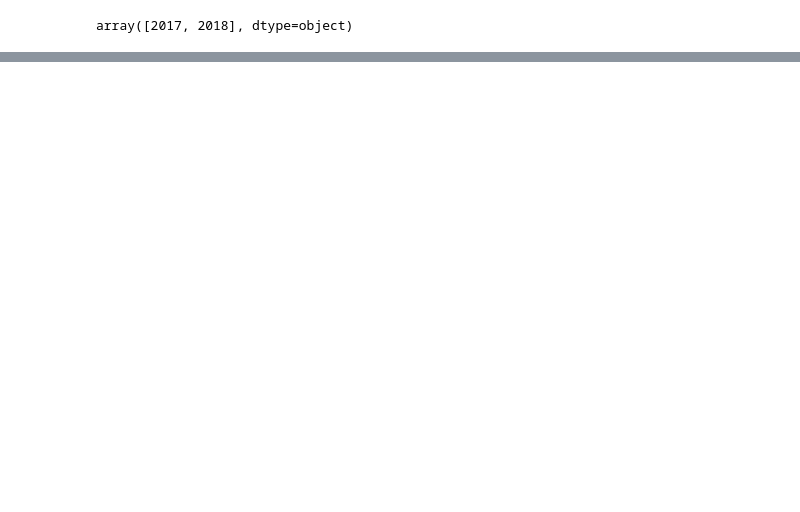
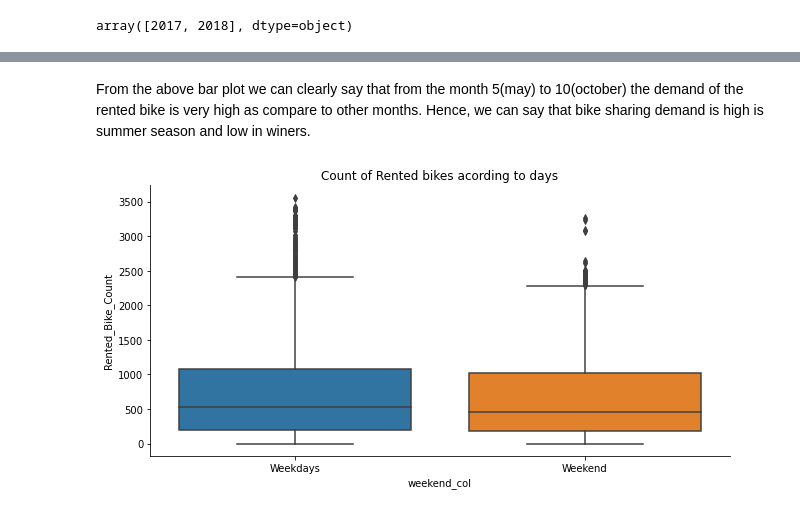
Before and after one commit to JayaVishwa/Bike_Sharing_Demand_Prediction, a Jupyter notebook: Bike_Sharing_Demand_Prediction_Capstone_Project.ipynb, the cells around one changed output, grey strips where cells are left out. Drawn from its saved outputs; the diff is of its cells as text; code cells hidden in the pictures; blank space fills up the shorter version.

```diff
--- a/Bike_Sharing_Demand_Prediction_Capstone_Project.ipynb
+++ b/Bike_Sharing_Demand_Prediction_Capstone_Project.ipynb
@@ -298,0 +316,10 @@ df= df.drop(columns = ['Date' , 'day_of_week' , 'year'] , axis =1 )
+# %% [markdown]
+From the above bar plot we can clearly say that from the month 5(may) to 10(october) the demand of the rented bike is very high as compare to other months.
+Hence, we can say that bike sharing demand is high is summer season and low in winers.
+# %%
+# to check rental bikes count with reference to weekdays & weekends
+sns.catplot( x= 'weekend_col' ,  y = 'Rented_Bike_Count' , data = df , kind = 'box' , height = 4.5, aspect = 2.0 )
+plt.title('Count of Rented bikes acording to days')
+plt.show()
+# %% [output]
+[figure, added]
```
Also changed, not shown: parts of 96 cells of this notebook.
